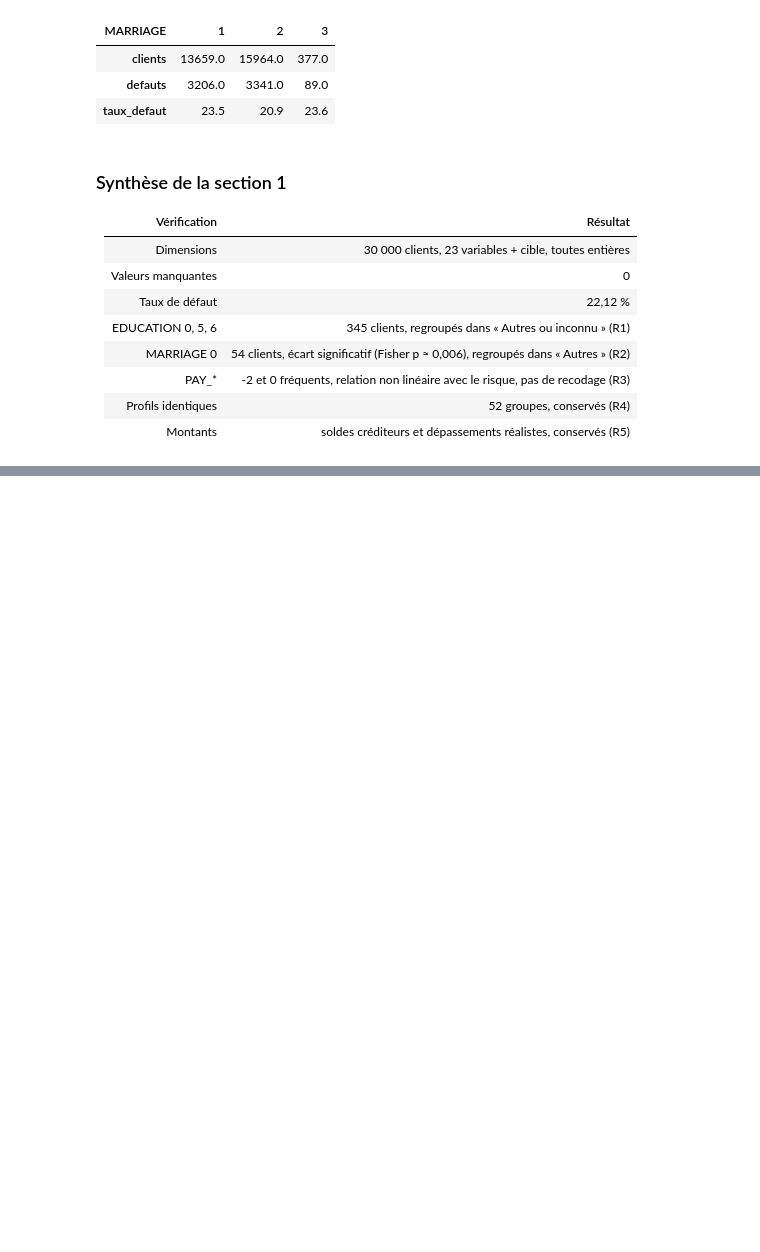
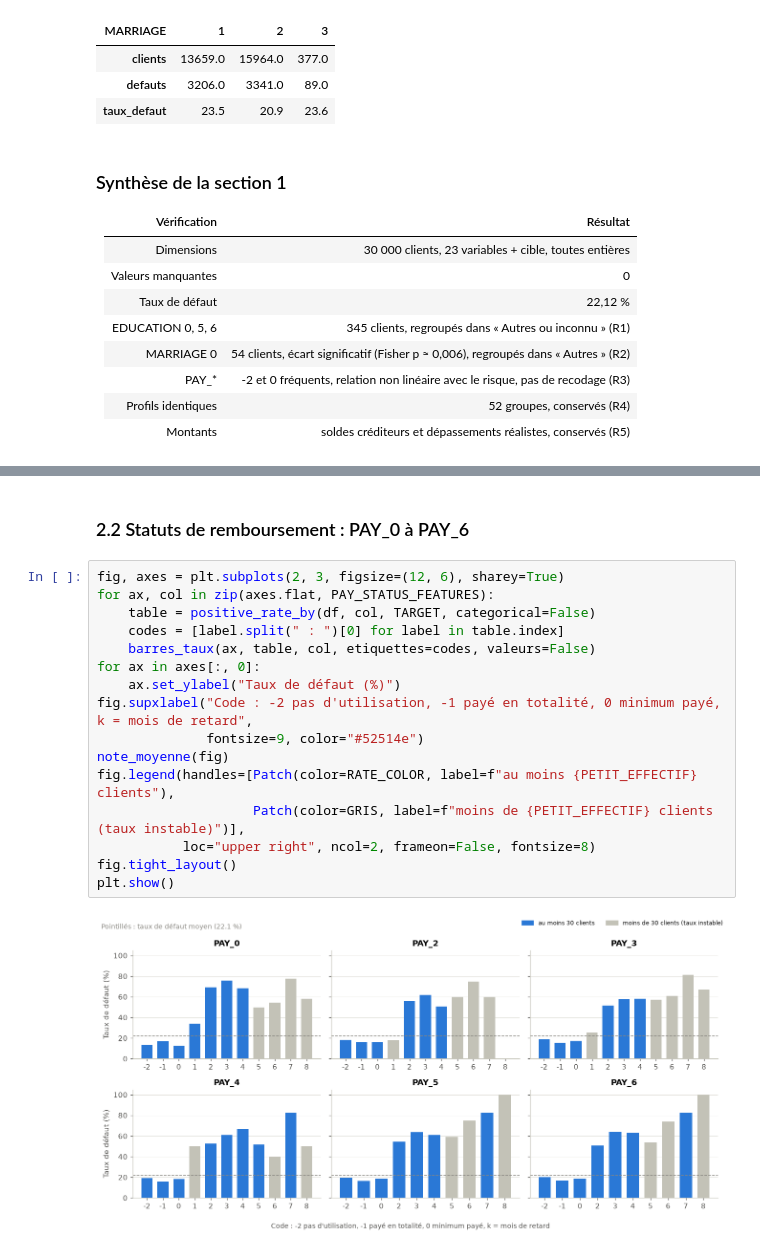
Before and after one commit to aljene307/credit-scoring-xai, a Jupyter notebook: notebooks/analyse_credit.ipynb, the cells around one changed output, grey strips where cells are left out. Saved outputs shown, nothing was run; the diff lists cells and outputs as text; blank space fills up the shorter version.

```diff
--- a/notebooks/analyse_credit.ipynb
+++ b/notebooks/analyse_credit.ipynb
@@ -269,0 +346,20 @@ taux_par_modalite(df, "MARRIAGE")
+# %% [markdown]
+### 2.2 Statuts de remboursement : PAY_0 à PAY_6
+# %%
+fig, axes = plt.subplots(2, 3, figsize=(12, 6), sharey=True)
+for ax, col in zip(axes.flat, PAY_STATUS_FEATURES):
+    table = positive_rate_by(df, col, TARGET, categorical=False)
+    codes = [label.split(" : ")[0] for label in table.index]
+    barres_taux(ax, table, col, etiquettes=codes, valeurs=False)
+for ax in axes[:, 0]:
+    ax.set_ylabel("Taux de défaut (%)")
+fig.supxlabel("Code : -2 pas d'utilisation, -1 payé en totalité, 0 minimum payé, k = mois de retard",
+              fontsize=9, color="#52514e")
+note_moyenne(fig)
+fig.legend(handles=[Patch(color=RATE_COLOR, label=f"au moins {PETIT_EFFECTIF} clients"),
+                    Patch(color=GRIS, label=f"moins de {PETIT_EFFECTIF} clients (taux instable)")],
+           loc="upper right", ncol=2, frameon=False, fontsize=8)
+fig.tight_layout()
+plt.show()
+# %% [output]
+[figure, added]
```
Also changed, not shown: parts of 15 cells of this notebook, 4 other files.
